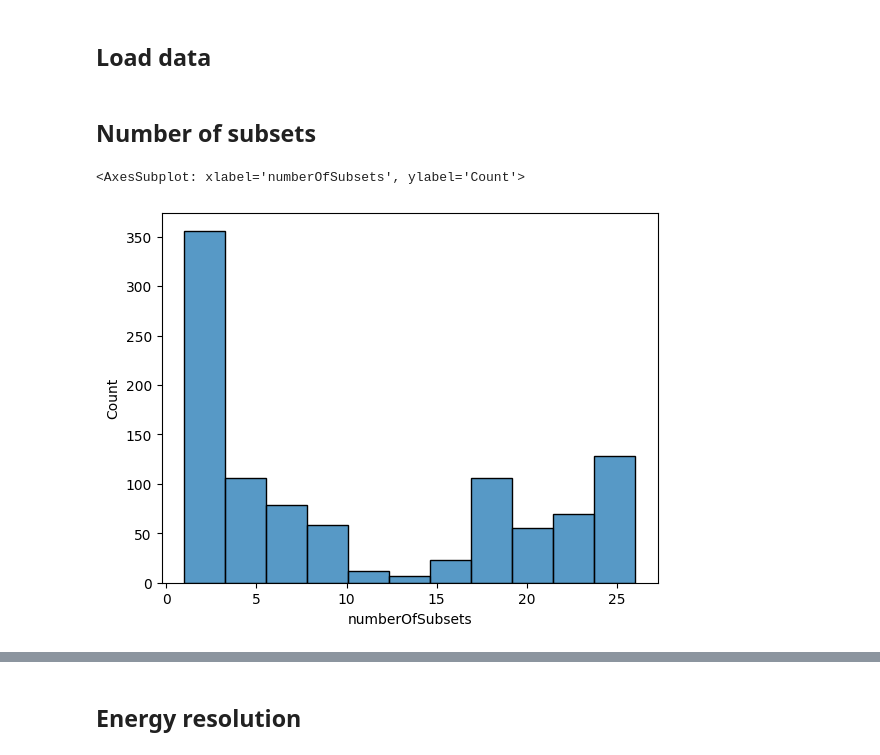
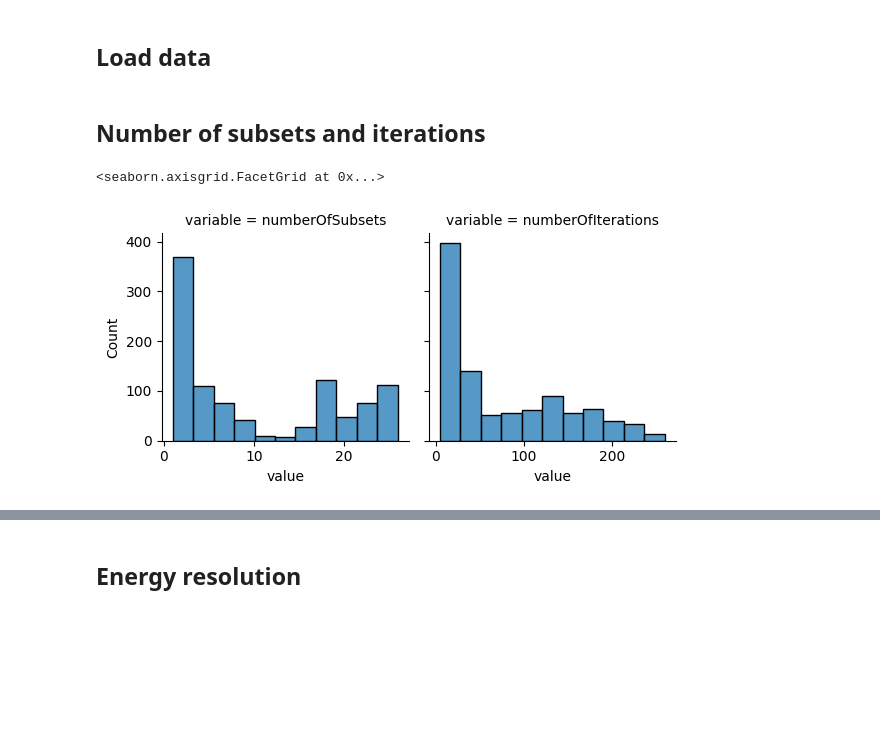
Before and after one commit to YerePhy/randfig, a Jupyter notebook: notebooks/2.0-jpm-generated-randfigs-eda.ipynb, the cells around one changed output, grey strips where cells are left out. Drawn from its saved outputs; the diff is of its cells as text; code cells hidden in the pictures; blank space fills up the shorter version.

Commit message:
Adding more EDA: numberOfIterations and numberOfSubsets.

```diff
--- a/notebooks/2.0-jpm-generated-randfigs-eda.ipynb
+++ b/notebooks/2.0-jpm-generated-randfigs-eda.ipynb
@@ -21,12 +21,15 @@ for rcfg_file in RANDFIGS_FILEPATHS:
 # %%
 df = pd.DataFrame(r_cfgs)
 # %% [markdown]
-## Number of subsets
+## Number of subsets and iterations
-# %%
-df.pipe(sns.histplot, x="numberOfSubsets")
-# %% [output]
-<AxesSubplot: xlabel='numberOfSubsets', ylabel='Count'>
-[figure, removed]
+# %%
+df_subsets = df.pipe(pd.melt, value_vars=["numberOfSubsets", "numberOfIterations"])
+
+g = sns.FacetGrid(df_subsets, col="variable", sharex=False)
+g.map_dataframe(sns.histplot, x="value")
+# %% [output]
+<seaborn.axisgrid.FacetGrid at 0x...>
+[figure, added]
 # %%
 df["num_aa_bins_subsets_ratio"] = df["num_aa_bins"] // df["numberOfSubsets"]
 df.pipe(sns.histplot, x="num_aa_bins_subsets_ratio").set_xlabel("num_aa_bins / numberOfSubsets")
```
Also changed, not shown: parts of 8 cells of this notebook, 1 other file.
